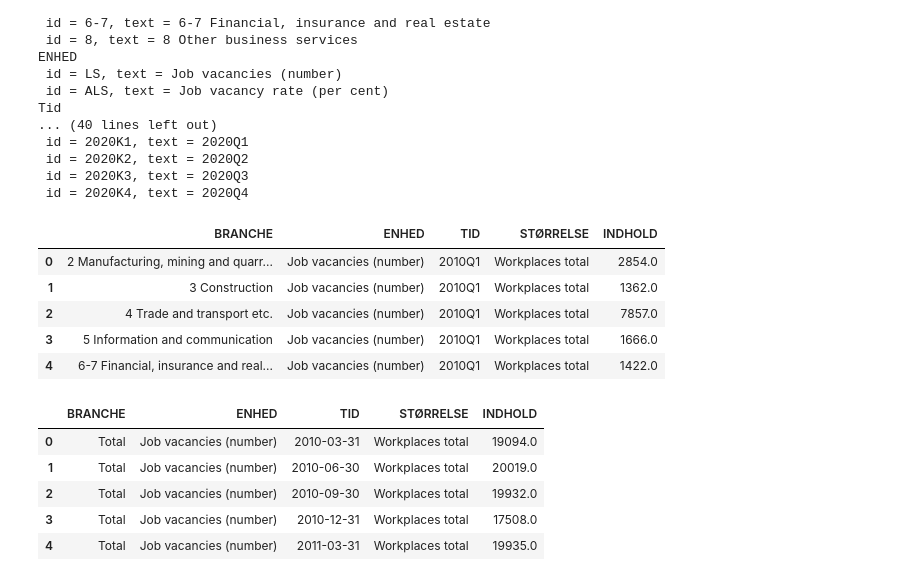
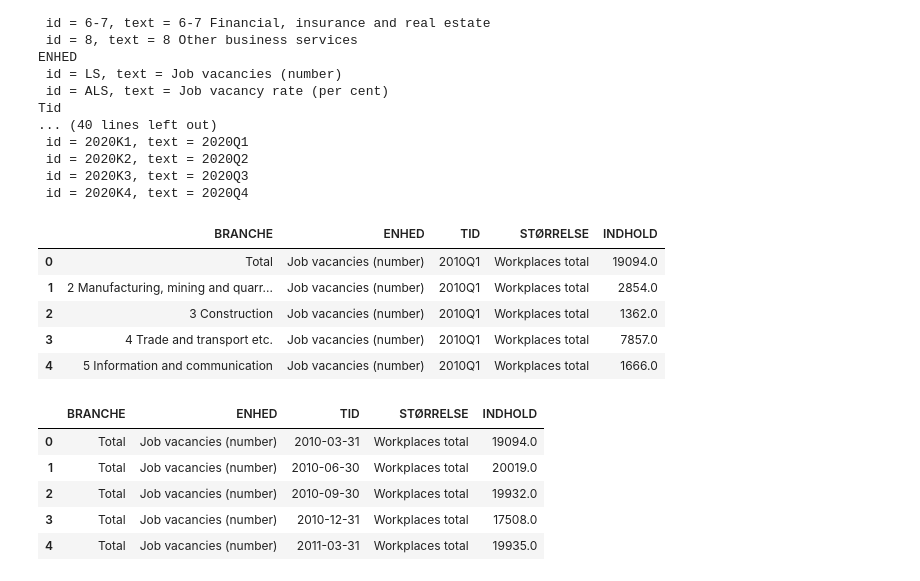
Before and after one commit to ceciliechrstnsn/projects-2021-luna-hjerteknuser, a Jupyter notebook: dataproject/dataproject.ipynb, the cells around one changed output. Saved outputs shown, nothing was run; the diff lists cells and outputs as text; code cells hidden in the pictures.

```diff
--- a/dataproject/dataproject.ipynb
+++ b/dataproject/dataproject.ipynb
@@ -242,16 +247,16 @@ Tid
  id = 2020K4, text = 2020Q4
 # %%
 #udvalgte brancher
-variables = {'BRANCHE': ['2', '3', '4', '5', '6-7', '8'], 'Enhed': ['LS'], 'Tid': ['*']}
+variables = {'BRANCHE': ['0','2', '3', '4', '5', '6-7', '8'], 'Enhed': ['LS'], 'Tid': ['*']}
 lsk01 = Dst.get_data(table_id = 'LSK01', variables = variables)
 lsk01.head()
 # %% [output]
 |  | BRANCHE | ENHED | TID | STØRRELSE | INDHOLD |
-| 0 | 2 Manufacturing, mining and quarr... | Job vacancies (number) | 2010Q1 | Workplaces total | 2854.0 |
-| 1 | 3 Construction | Job vacancies (number) | 2010Q1 | Workplaces total | 1362.0 |
-| 2 | 4 Trade and transport etc. | Job vacancies (number) | 2010Q1 | Workplaces total | 7857.0 |
-| 3 | 5 Information and communication | Job vacancies (number) | 2010Q1 | Workplaces total | 1666.0 |
-| 4 | 6-7 Financial, insurance and real... | Job vacancies (number) | 2010Q1 | Workplaces total | 1422.0 |
+| 0 | Total | Job vacancies (number) | 2010Q1 | Workplaces total | 19094.0 |
+| 1 | 2 Manufacturing, mining and quarr... | Job vacancies (number) | 2010Q1 | Workplaces total | 2854.0 |
+| 2 | 3 Construction | Job vacancies (number) | 2010Q1 | Workplaces total | 1362.0 |
+| 3 | 4 Trade and transport etc. | Job vacancies (number) | 2010Q1 | Workplaces total | 7857.0 |
+| 4 | 5 Information and communication | Job vacancies (number) | 2010Q1 | Workplaces total | 1666.0 |
 # %%
 #total - branche
 variables = {'BRANCHE': ['0'], 'Enhed': ['LS'], 'Tid': ['*']}
```
Also changed, not shown: parts of 36 cells of this notebook.
